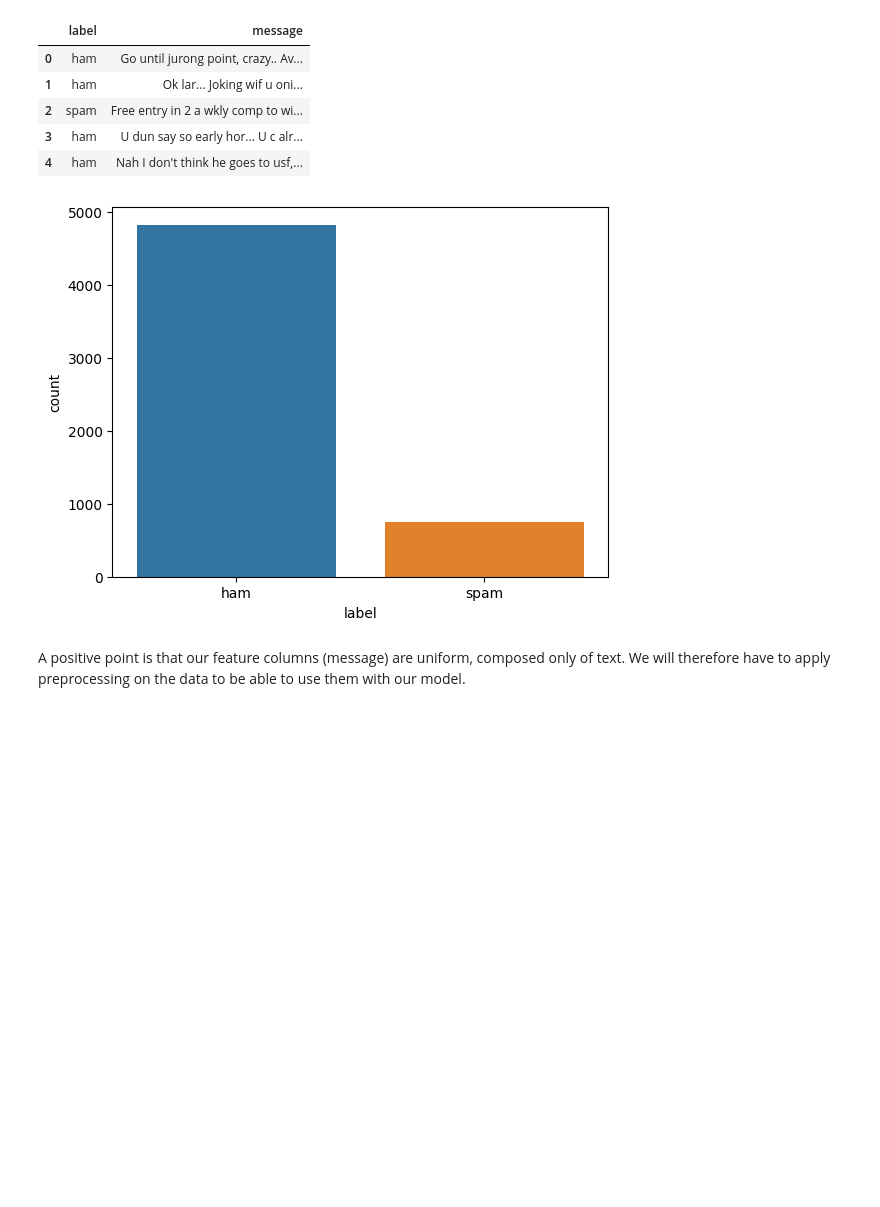
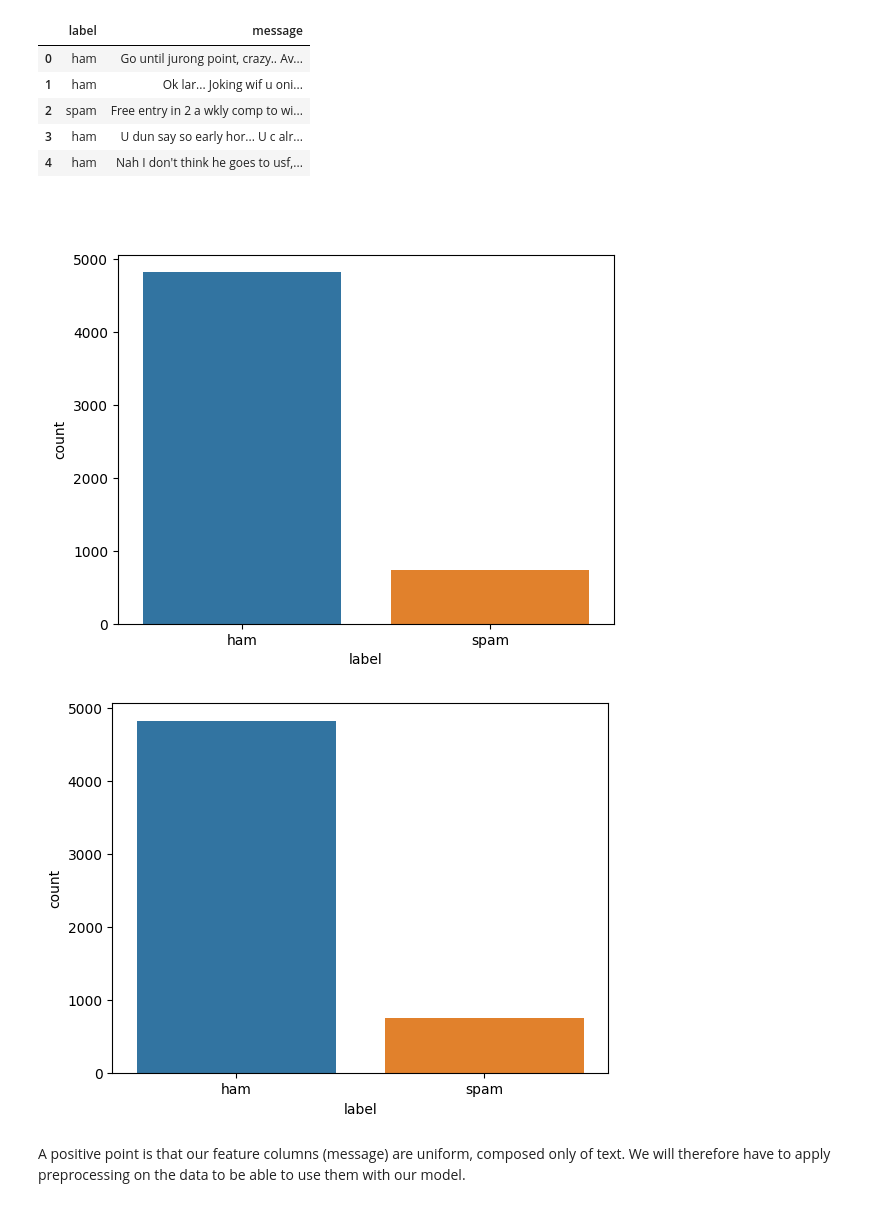
Before and after one commit to billel0912/Bloc_04_Deep_learning, a Jupyter notebook: 01_AT&T_spam_detector_final.ipynb, the cells around one changed output. Cells and saved outputs as stored; diff of their text form; code cells hidden in the pictures; blank space fills up the shorter version.

```diff
--- a/01_AT&T_spam_detector_final.ipynb
+++ b/01_AT&T_spam_detector_final.ipynb
@@ -98,10 +93,14 @@ df.head()
 | 2 | spam | Free entry in 2 a wkly comp to wi... |
 | 3 | ham | U dun say so early hor... U c alr... |
 | 4 | ham | Nah I don't think he goes to usf,... |
-# %%
-sns.countplot(x = df['label'])
-plt.show()
-# %% [output]
-[figure, removed]
+# %%
+fig = sns.countplot(x = df['label'])
+# Save the figure as a static image in order to see it in github
+plt.savefig('graphs/Countplot.png')
+Image(filename='graphs/Countplot.png')
+# plt.show()
+# %% [output]
+[figure, added]
+[figure, added]
 # %% [markdown]
 A positive point is that our feature columns (message) are uniform, composed only of text. We will therefore have to apply preprocessing on the data to be able to use them with our model.
```
Also changed, not shown: parts of 24 cells of this notebook, 6 other files.
